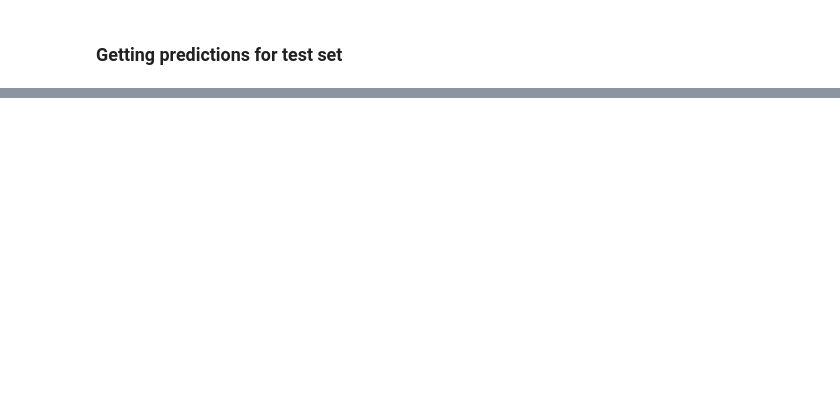
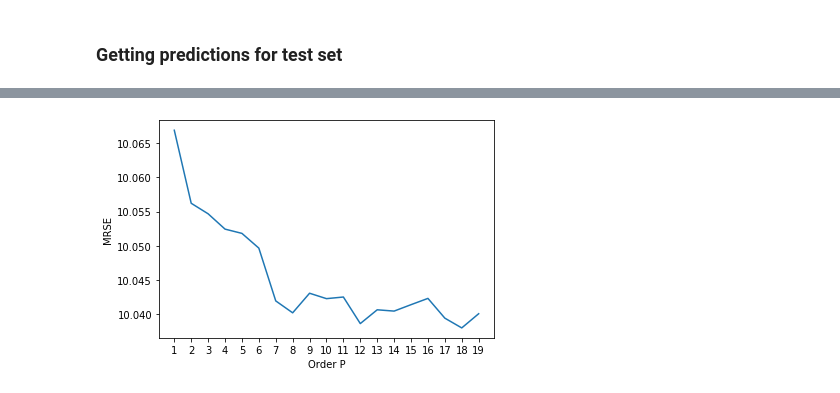
Before and after one commit to radsn23/ptsa2019project, a Jupyter notebook: ar_nino12.ipynb, the cells around one changed output, grey strips where cells are left out. Cells and saved outputs as stored; diff of their text form; code cells hidden in the pictures; blank space fills up the shorter version.

```diff
--- a/ar_nino12.ipynb
+++ b/ar_nino12.ipynb
@@ -301,0 +385,8 @@ max      7.131110
+# %%
+plt.plot(mrse_list)
+plt.xticks(p_list-1,labels=p_list)
+plt.ylabel('MRSE')
+plt.xlabel('Order P')
+plt.show()
+# %% [output]
+[figure, added]
```
Also changed, not shown: parts of 27 cells of this notebook, 2 other files.
